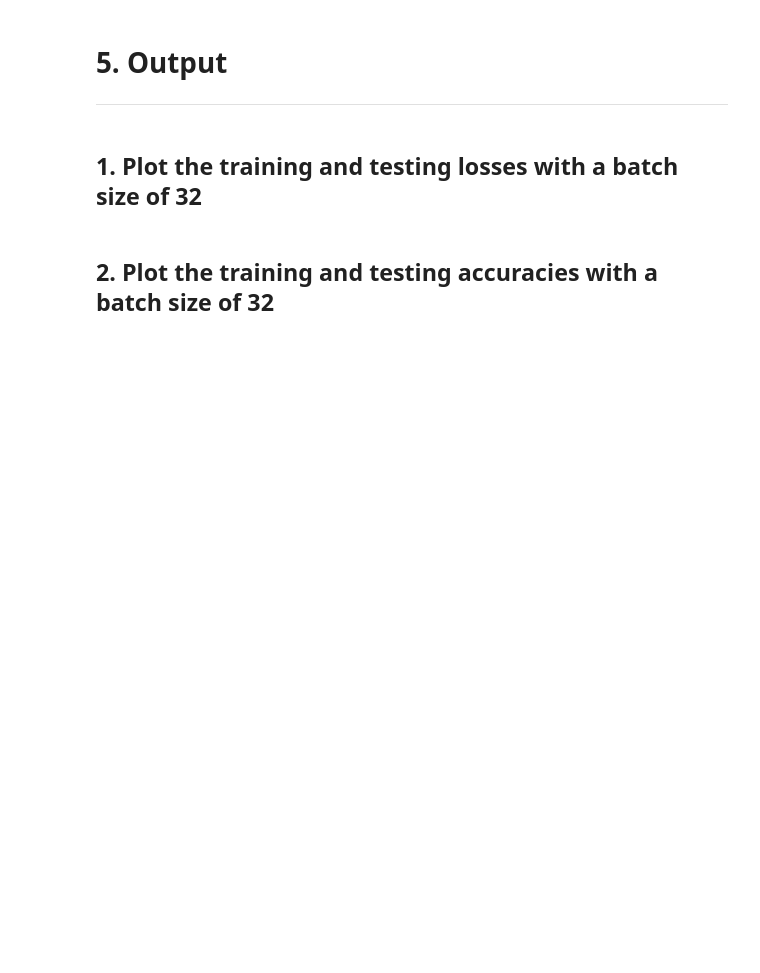
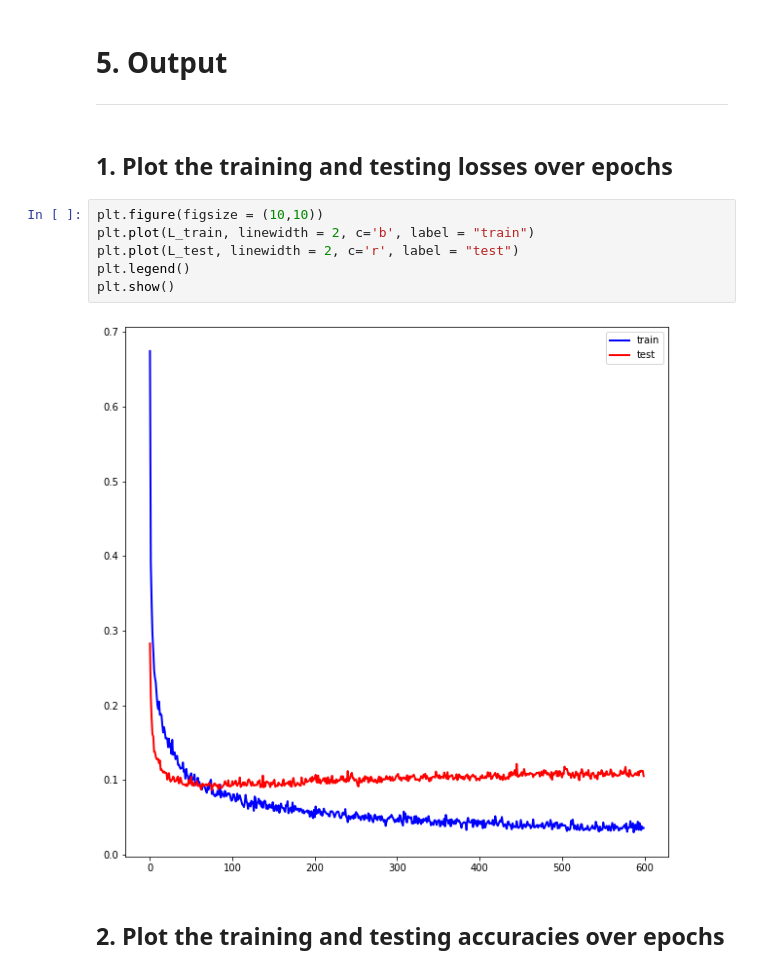
Before and after one commit to jiku100/2020-2-machine-running-proejct, a Jupyter notebook: assignment10/신석경_assignment_10.ipynb, the cells around one changed output. Saved outputs shown, nothing was run; the diff lists cells and outputs as text; blank space fills up the shorter version.

```diff
--- a/assignment10/신석경_assignment_10.ipynb
+++ b/assignment10/신석경_assignment_10.ipynb
@@ -219,6 +219,14 @@ testing acc     0.98
 # 5. Output
 <hr>
 # %% [markdown]
-## 1. Plot the training and testing losses with a batch size of 32
+## 1. Plot the training and testing losses over epochs
+# %%
+plt.figure(figsize = (10,10))
+plt.plot(L_train, linewidth = 2, c='b', label = "train")
+plt.plot(L_test, linewidth = 2, c='r', label = "test")
+plt.legend()
+plt.show()
+# %% [output]
+[figure, added]
 # %% [markdown]
-## 2. Plot the training and testing accuracies with a batch size of 32
+## 2. Plot the training and testing accuracies over epochs
```
Also changed, not shown: parts of 18 cells of this notebook.
